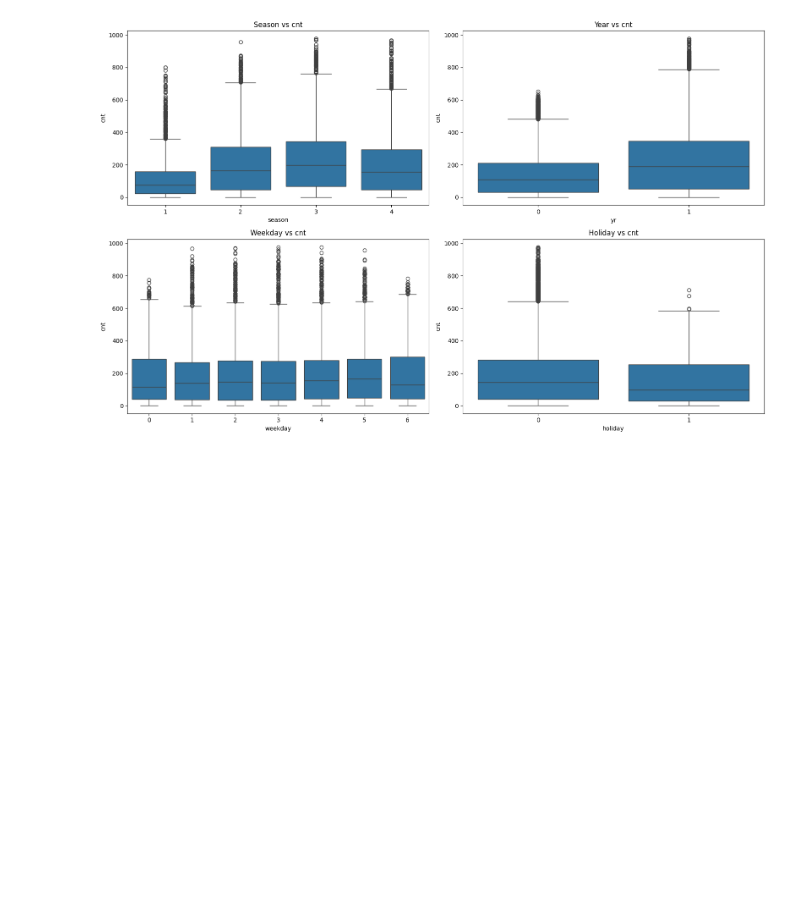
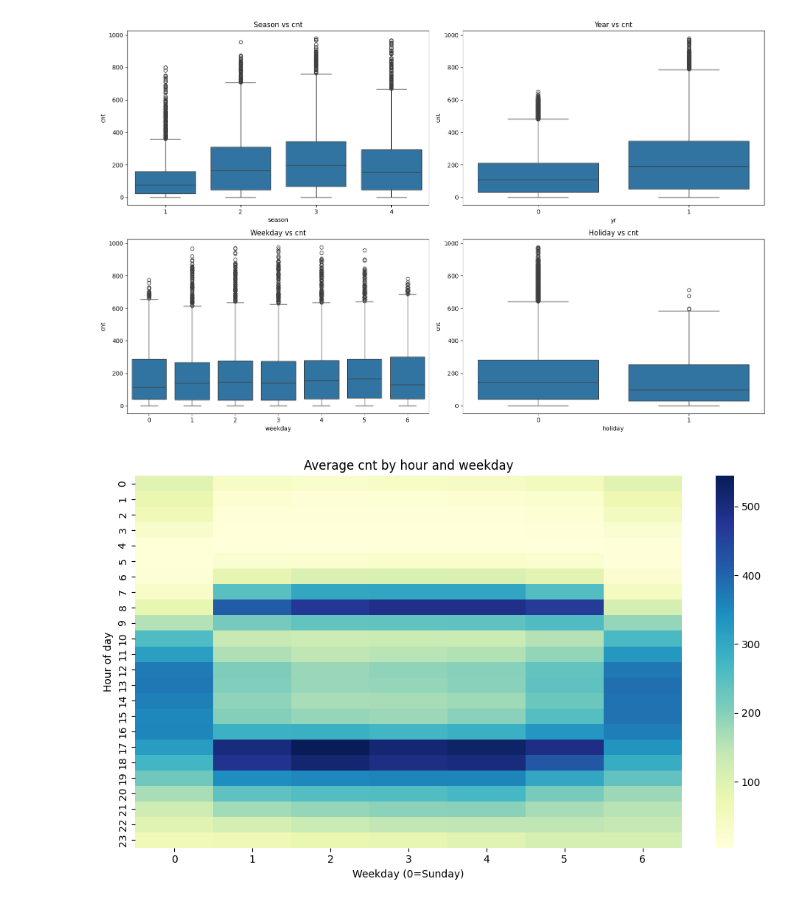
Before and after one commit to Pavan-jangid-here/ML-Projects, a Jupyter notebook: 6. Bike Sharing Dataset/Modelling.ipynb, the cells around one changed output. Drawn from its saved outputs; the diff is of its cells as text; code cells hidden in the pictures; blank space fills up the shorter version.

Commit message:
24 Hour Visualization and over a time count of rented bike in line chart

```diff
--- a/6. Bike Sharing Dataset/Modelling.ipynb
+++ b/6. Bike Sharing Dataset/Modelling.ipynb
@@ -364,3 +364,23 @@ axes[1, 1].set_title("Holiday vs cnt")
 plt.tight_layout()
 # %% [output]
 [figure]
+# %%
+# ensure hour and weekday are treated as ordered categories for nicer plots
+df_hour["hr_cat"] = df_hour["hr"].astype(int)
+df_hour["weekday_cat"] = df_hour["weekday"].astype(int)
+
+pivot_hw = df_hour.pivot_table(
+    index="hr_cat",
+    columns="weekday_cat",
+    values="cnt",
+    aggfunc="mean"
+)
+
+plt.figure(figsize=(10, 6))
+sns.heatmap(pivot_hw, cmap="YlGnBu")
+plt.title("Average cnt by hour and weekday")
+plt.xlabel("Weekday (0=Sunday)")
+plt.ylabel("Hour of day")
+plt.tight_layout()
+# %% [output]
+[figure, added]
```
Also changed, not shown: parts of 3 cells of this notebook.
